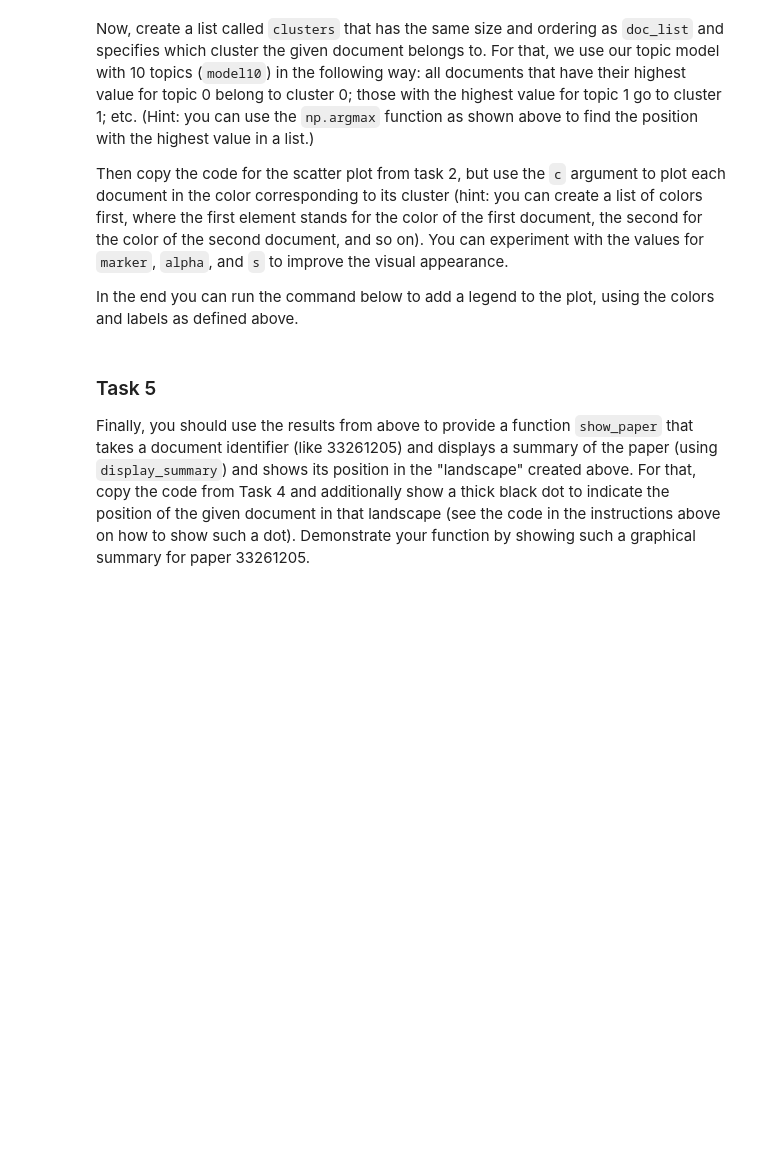
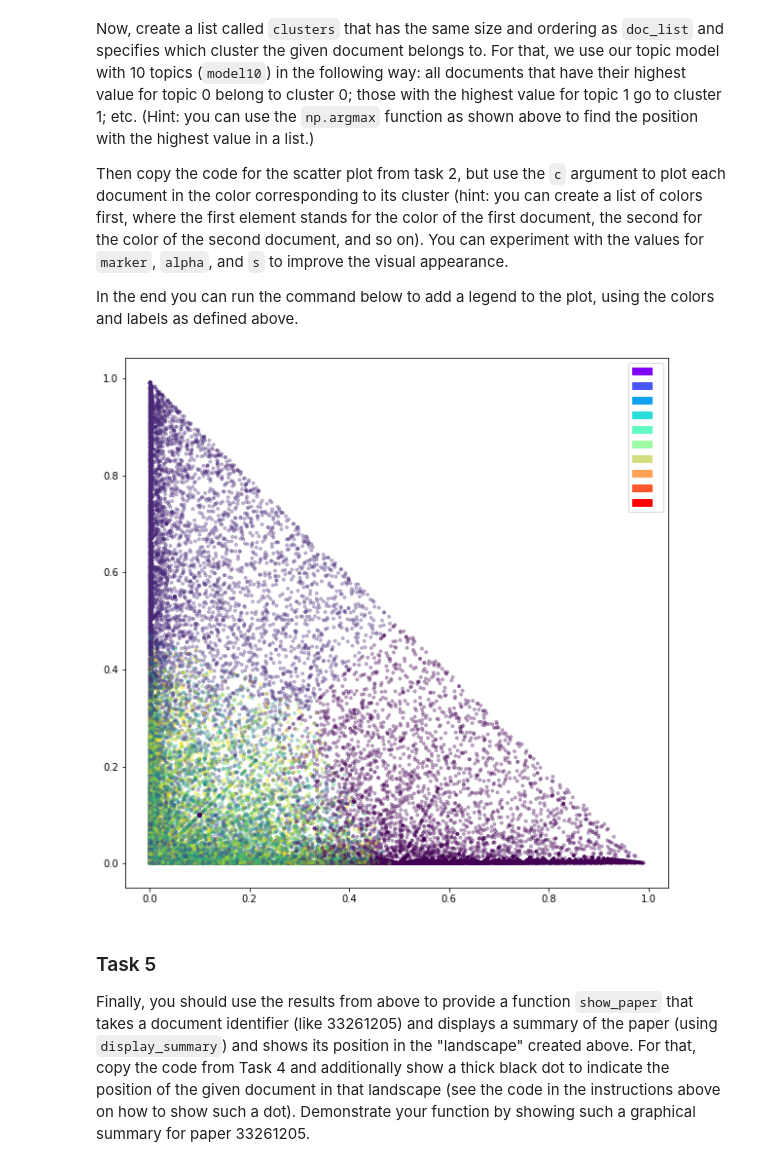
Before and after one commit to SpazzSpud/IR2022, a Jupyter notebook: 06_clustering.ipynb, the cells around one changed output. Saved outputs shown, nothing was run; the diff lists cells and outputs as text; code cells hidden in the pictures; blank space fills up the shorter version.

```diff
--- a/06_clustering.ipynb
+++ b/06_clustering.ipynb
@@ -349,16 +350,18 @@ Then copy the code for the scatter plot from task 2, but use the `c` argument to
 
 In the end you can run the command below to add a legend to the plot, using the colors and labels as defined above.
 # %%
-
-
 # Add your code here
-
-#clusters = ...
+clusters = []
+for topic_scores in doc_topic10:
+    clusters.append(np.argmax(topic_scores))
 
 # Create the scatter plot here
+plt.scatter(doc_topic10[:,0], doc_topic10[:,1], marker='.', alpha=0.3, c=clusters);
 
 # Plot the legend:
-#plt.legend(handles=[mpatches.Patch(color=colors[i], label=topic_labels[i]) for i in range(0,10)]);
+plt.legend(handles=[mpatches.Patch(color=colors[i], label=topic_labels[i]) for i in range(0,10)]);
+# %% [output]
+[figure, added]
 # %% [markdown]
 ### Task 5
 
```
Also changed, not shown: parts of 13 cells of this notebook.
